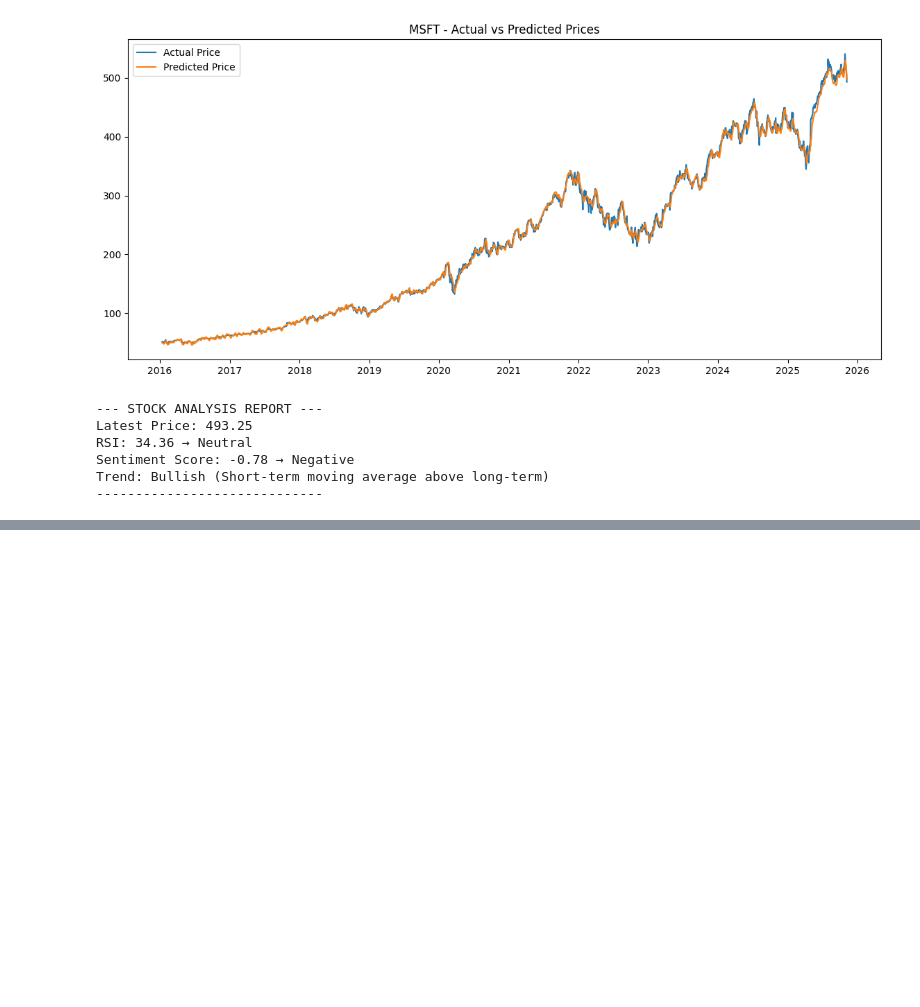
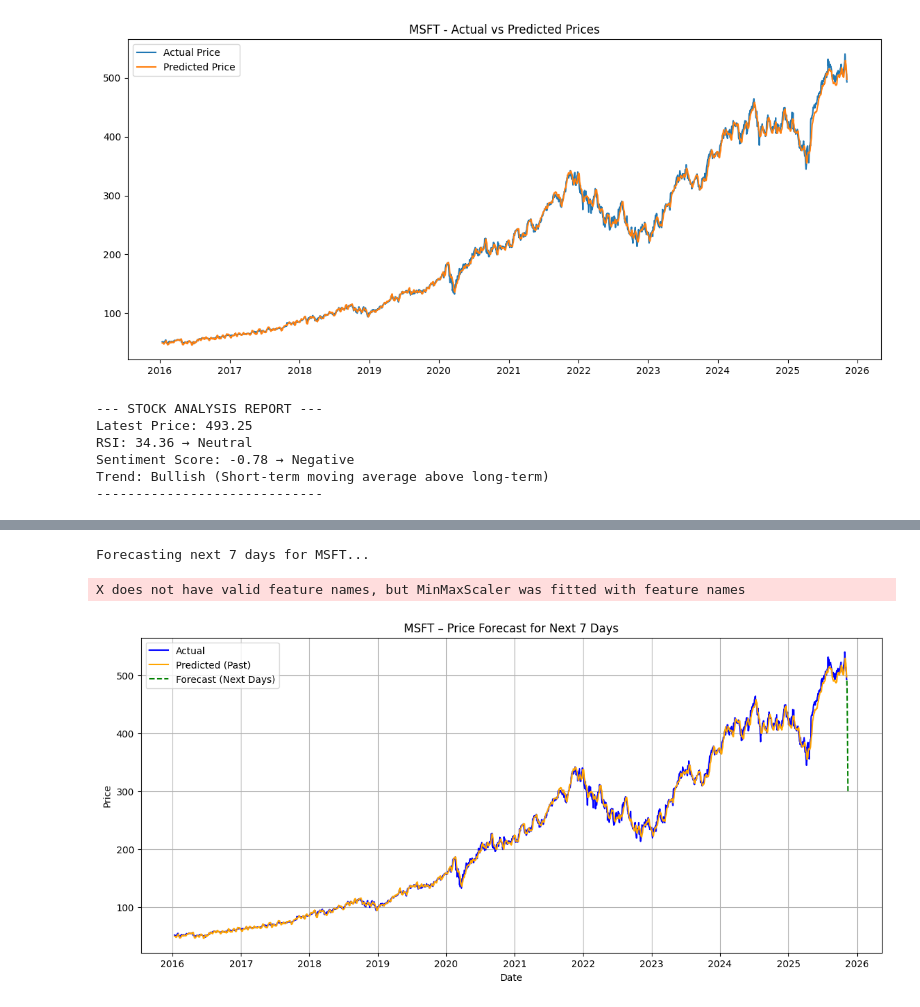
Before and after one commit to cpratham3/neuralNetworkStockAnalysisProject, a Jupyter notebook: Project.ipynb, the cells around one changed output, grey strips where cells are left out. Drawn from its saved outputs; the diff is of its cells as text; code cells hidden in the pictures; blank space fills up the shorter version.

Commit message:
added a near future forecast functionality and alpha vantage API to pull news

```diff
--- a/Project.ipynb
+++ b/Project.ipynb
@@ -220,3 +295,66 @@ fig.update_layout(title=f"{ticker} Price Forecast & Trend", xaxis_title="Date",
 fig.show()
 # %% [output]
 [interactive output not drawn]
+# %%
+# ---------------------------------------
+# 🔮 FUTURE FORECASTING (Next N Days)
+# ---------------------------------------
+
+def forecast_future_prices(model, df, scaler, days_ahead=5, lookback=60):
+    """
+    Forecast next N days using the trained LSTM model.
+    Uses the last `lookback` days from df as input for prediction.
+    """
+    print(f"\nForecasting next {days_ahead} days for {ticker}...")
+
+    features = ['Close','MA20','MA50','MA200','RSI','MACD','Signal','Sentiment']
+    last_data = df[features].values[-lookback:]
+    scaled_last = scaler.transform(last_data)
+
+    forecast = []
+    current_batch = scaled_last.reshape((1, lookback, len(features)))
+
+    for _ in range(days_ahead):
+        pred = model.predict(current_batch, verbose=0)
+        forecast.append(pred[0, 0])
+        # shift window
+        new_row = np.zeros((1, len(features)))
+        new_row[0, 0] = pred[0, 0]  # predicted close
+        current_batch = np.append(current_batch[:, 1:, :], [[new_row[0]]], axis=1)
+
+    # Inverse transform predicted close values
+    temp = np.zeros((len(forecast), len(features)))
+    temp[:, 0] = forecast
+    forecast_prices = scaler.inverse_transform(temp)[:, 0]
+
+    future_dates = pd.date_range(df.index[-1] + pd.Timedelta(days=1), periods=days_ahead)
+    forecast_df = pd.DataFrame({'Date': future_dates, 'Forecast': forecast_prices})
+    forecast_df.set_index('Date', inplace=True)
+    return forecast_df
+
+
+# Predict next N days
+future_days = 7  # user can change this
+future_df = forecast_future_prices(model, df, scaler, days_ahead=future_days)
+
+# Combine with historical data
+combined_df = pd.concat([df[['Close', 'Predicted']], future_df], axis=0)
+
+# ---------------------------------------
+# 📊 VISUALIZATION – EXTENDED CHART
+# ---------------------------------------
+
+plt.figure(figsize=(14,6))
+plt.plot(df.index, df['Close'], label='Actual', color='blue')
+plt.plot(df.index, df['Predicted'], label='Predicted (Past)', color='orange')
+plt.plot(future_df.index, future_df['Forecast'], label='Forecast (Next Days)', color='green', linestyle='--')
+plt.title(f'{ticker} – Price Forecast for Next {future_days} Days')
+plt.xlabel('Date')
+plt.ylabel('Price')
+plt.legend()
+plt.grid(True)
+plt.show()
+# %% [output]
+Forecasting next 7 days for MSFT...
+X does not have valid feature names, but MinMaxScaler was fitted with feature names
+[figure, added]
```
Also changed, not shown: parts of 2 cells of this notebook.
